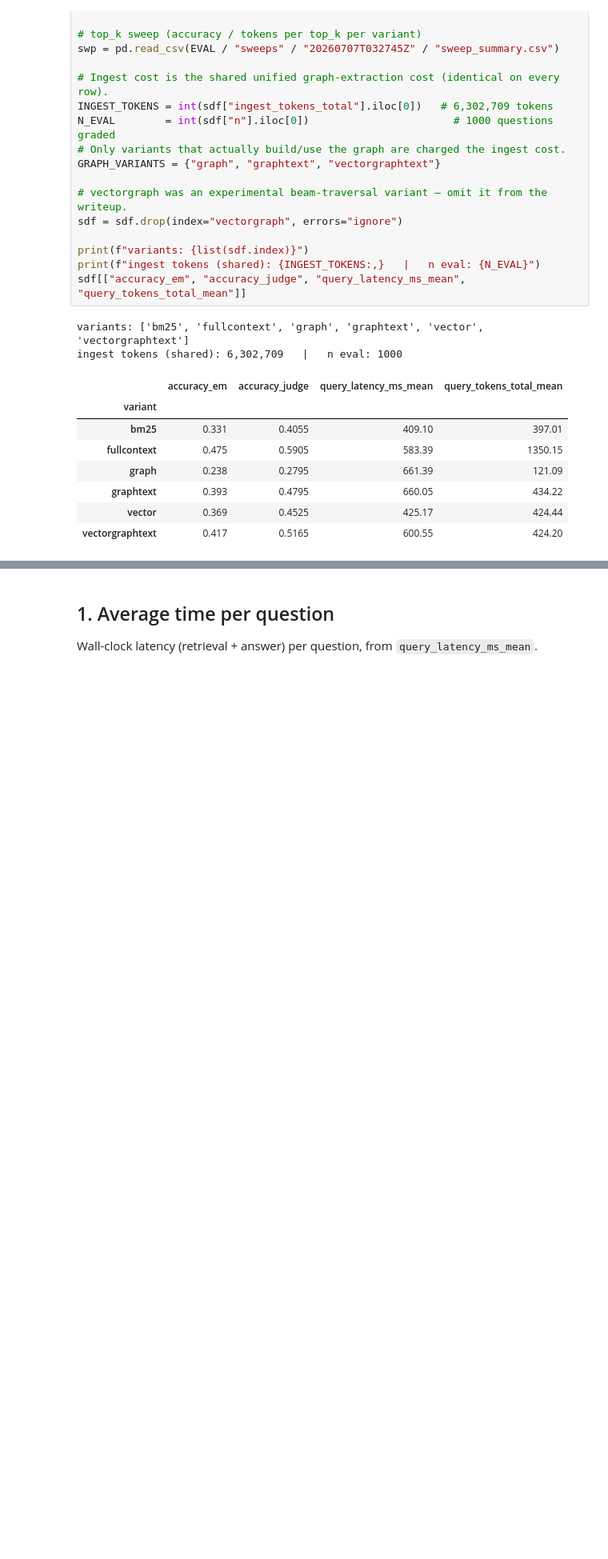
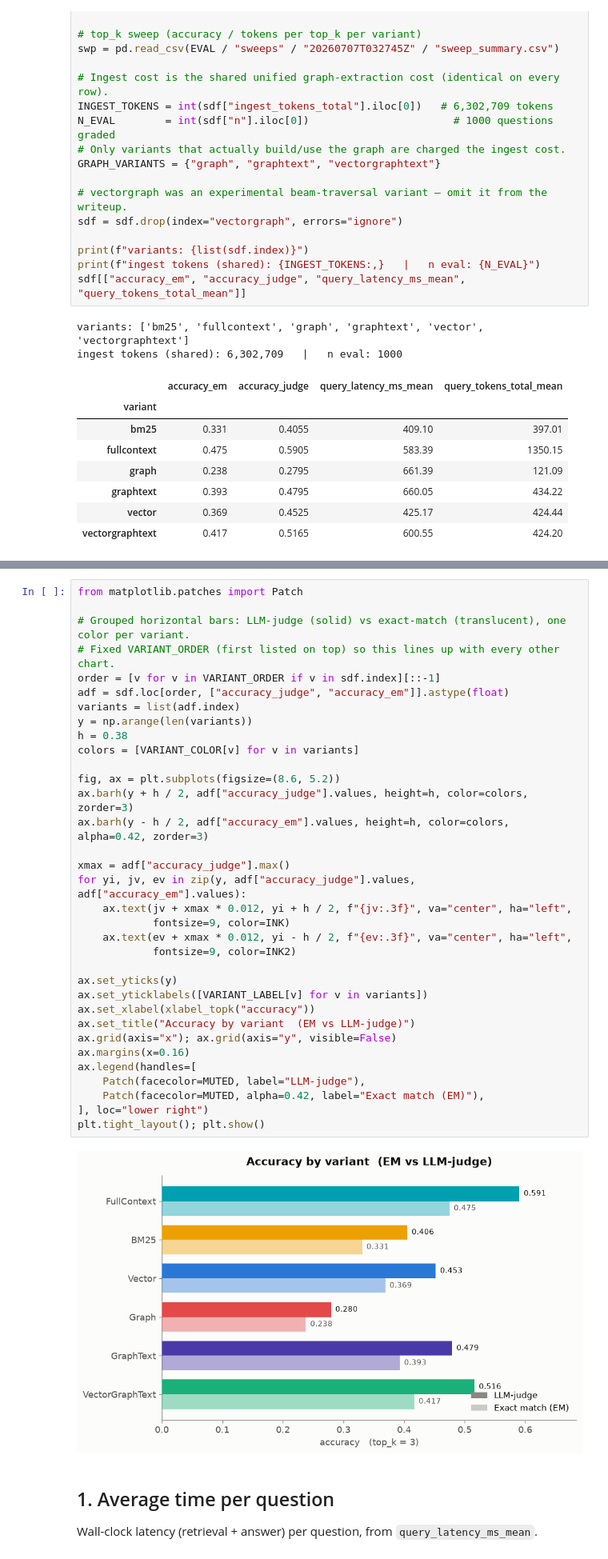
Before and after one commit to lugoll/AgenticMemoryProject, a Jupyter notebook: notebooks/final_results.ipynb, the cells around one changed output, grey strips where cells are left out. Shown at 80% size. Drawn from its saved outputs; the diff is of its cells as text; blank space fills up the shorter version.

```diff
--- a/notebooks/final_results.ipynb
+++ b/notebooks/final_results.ipynb
@@ -127,3 +146,39 @@ def hbar_sorted(values: pd.Series, title, xlabel, fmt, extra=None):
+# %%
+from matplotlib.patches import Patch
+
+# Grouped horizontal bars: LLM-judge (solid) vs exact-match (translucent), one color per variant.
+# Fixed VARIANT_ORDER (first listed on top) so this lines up with every other chart.
+order = [v for v in VARIANT_ORDER if v in sdf.index][::-1]
+adf = sdf.loc[order, ["accuracy_judge", "accuracy_em"]].astype(float)
+variants = list(adf.index)
+y = np.arange(len(variants))
+h = 0.38
+colors = [VARIANT_COLOR[v] for v in variants]
+
+fig, ax = plt.subplots(figsize=(8.6, 5.2))
+ax.barh(y + h / 2, adf["accuracy_judge"].values, height=h, color=colors, zorder=3)
+ax.barh(y - h / 2, adf["accuracy_em"].values, height=h, color=colors, alpha=0.42, zorder=3)
+
+xmax = adf["accuracy_judge"].max()
+for yi, jv, ev in zip(y, adf["accuracy_judge"].values, adf["accuracy_em"].values):
+    ax.text(jv + xmax * 0.012, yi + h / 2, f"{jv:.3f}", va="center", ha="left",
+            fontsize=9, color=INK)
+    ax.text(ev + xmax * 0.012, yi - h / 2, f"{ev:.3f}", va="center", ha="left",
+            fontsize=9, color=INK2)
+
+ax.set_yticks(y)
+ax.set_yticklabels([VARIANT_LABEL[v] for v in variants])
+ax.set_xlabel(xlabel_topk("accuracy"))
+ax.set_title("Accuracy by variant  (EM vs LLM-judge)")
+ax.grid(axis="x"); ax.grid(axis="y", visible=False)
+ax.margins(x=0.16)
+ax.legend(handles=[
+    Patch(facecolor=MUTED, label="LLM-judge"),
+    Patch(facecolor=MUTED, alpha=0.42, label="Exact match (EM)"),
+], loc="lower right")
+plt.tight_layout(); plt.show()
+# %% [output]
+[figure, added]
 # %% [markdown]
 ## 1. Average time per question
 
```
Also changed, not shown: parts of 9 cells of this notebook.
